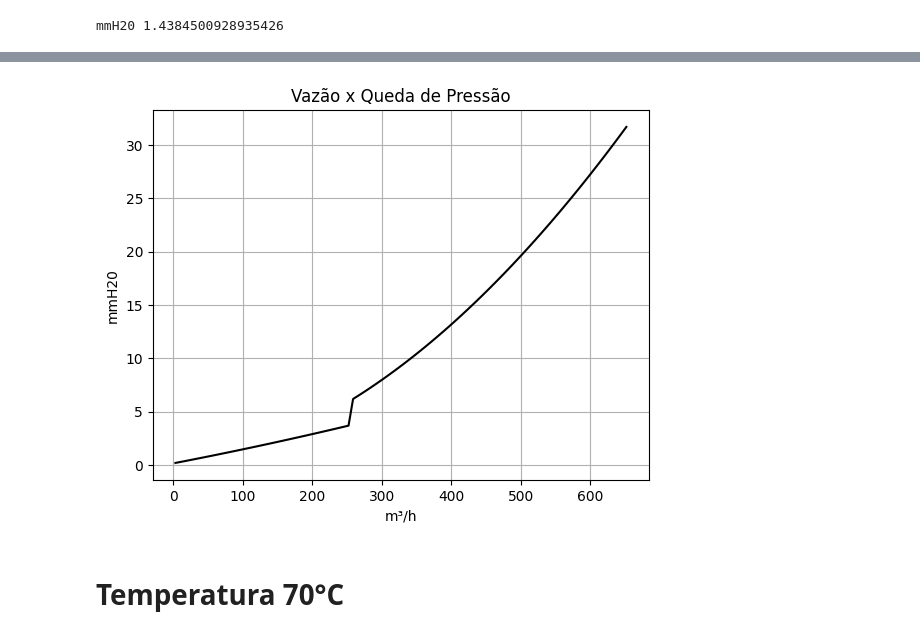
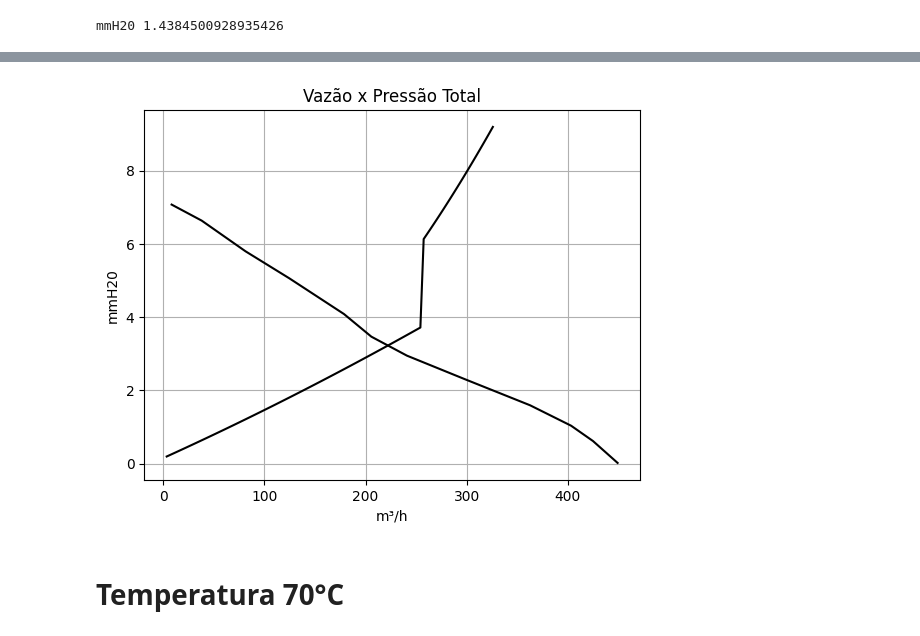
Before and after one commit to Rodrigoveloso7/C-lculos-preliminares-sele-o-de-ventilador-sistema-de-exaust-o, a Jupyter notebook: VERIFICAÇÃO_VENTILAÇÃO_SISTEMA_DE_EXAUSTÃO.ipynb, the cells around one changed output, grey strips where cells are left out. Cells and saved outputs as stored; diff of their text form; code cells hidden in the pictures.

```diff
--- a/VERIFICAÇÃO_VENTILAÇÃO_SISTEMA_DE_EXAUSTÃO.ipynb
+++ b/VERIFICAÇÃO_VENTILAÇÃO_SISTEMA_DE_EXAUSTÃO.ipynb
@@ -109,0 +113,3 @@ vazao_plot = []
+# %%
+datasheet = pd.read_excel('/content/datasheet_200mmx28graus.xlsx')
+datasheet
@@ -110,35 +130,35 @@ vazao_plot = []
 # %%
-velocidade_plot = np.linspace(0.1,20,100)
+velocidade_plot = np.linspace(0.1,10,100)
 pressao_plot = []
 vazao_plot = []
 for velocidade in velocidade_plot:
   visc_din = PropsSI('V', 'T', T_ar, 'P', 101325, 'Air')
   densidade = PropsSI('D', 'T', T_ar, 'P', 101325, 'Air')
   visc_cin = visc_din/densidade
   vazao = velocidade*A_recorte_total
   velocidade_entrada = vazao/(b1*h1)
   Re1 = (velocidade_entrada*dh1)/(visc_cin)
   Re2 = (velocidade*dh2)/(visc_cin)
   f1 = friction_factor(Re=Re1, eD=e/(dh1*1000))
   f2 = friction_factor(Re=Re2, eD=e/(dh2*1000))
   hl = (100 * velocidade_entrada)/(2*g)
   hd2 = ((f2*L2)*(velocidade**2))/(dh2*2*g)
   hd1 = ((f1*L1)*(velocidade_entrada**2))/(dh1*2*g)
   Pa = Pb + hd1 + hd2 + hl
   P1 = ((L2+((velocidade**2)/(2*g))+Pa-((velocidade_entrada**2)/(2*g)))*densidade)
   P1 = P1*(PropsSI('D', 'T', 273.15+20, 'P', 101325, 'Air')/densidade)
   P1 = (P1)/9.8665
 
   pressao_plot.append(P1)
   vazao_plot.append(vazao*3600)
-plt.plot(vazao_plot,pressao_plot,color='black')
+plt.plot(vazao_plot,pressao_plot,datasheet['Vazão'],datasheet['Pressão Total'],color='black')
 plt.xlabel('m³/h')
 plt.ylabel('mmH20')
-plt.title('Vazão x Queda de Pressão')
+plt.title('Vazão x Pressão Total')
 plt.grid()
 plt.show()
 # %% [output]
-[figure, old version]
+[figure, new version]
 # %% [markdown]
 # Temperatura 70°C
 # %% [markdown]
```
Also changed, not shown: parts of 3 cells of this notebook.
